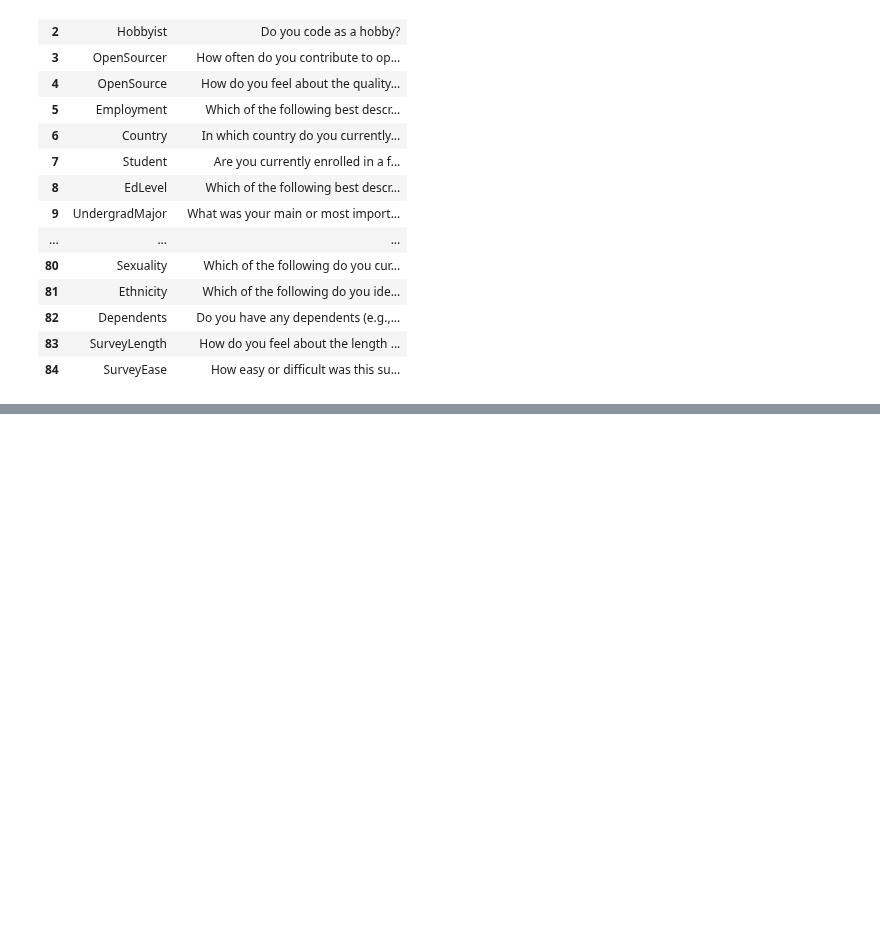
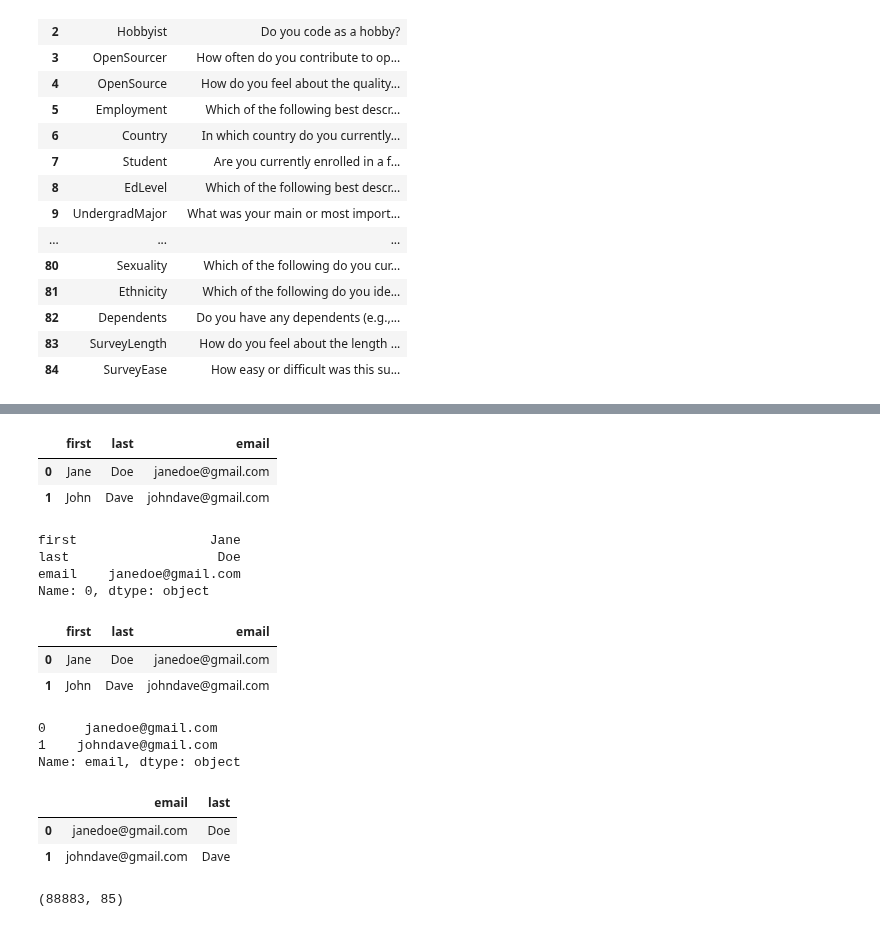
Before and after one commit to salma-shaik/pandas-cs-yt, a Jupyter notebook: df_series_basics.ipynb, the cells around one changed output, grey strips where cells are left out. Drawn from its saved outputs; the diff is of its cells as text; code cells hidden in the pictures; blank space fills up the shorter version.

```diff
--- a/df_series_basics.ipynb
+++ b/df_series_basics.ipynb
@@ -37,0 +124,36 @@ schema_df
+# %%
+## use indexes. Here default index is 0 based. So this 0 based indices are labels for loc
+df1
+# %% [output]
+|  | first | last | email |
+| 0 | Jane | Doe | janedoe@gmail.com |
+| 1 | John | Dave | johndave@gmail.com |
+# %%
+df1.loc[0]
+# %% [output]
+first                 Jane
+last                   Doe
+email    janedoe@gmail.com
+Name: 0, dtype: object
+# %%
+df1.loc[[0,1]]
+# %% [output]
+|  | first | last | email |
+| 0 | Jane | Doe | janedoe@gmail.com |
+| 1 | John | Dave | johndave@gmail.com |
+# %%
+df1.loc[[0, 1], 'email']
+# %% [output]
+0     janedoe@gmail.com
+1    johndave@gmail.com
+Name: email, dtype: object
+# %%
+df1.loc[[0,1 ], ['email', 'last']]
+# %% [output]
+|  | email | last |
+| 0 | janedoe@gmail.com | Doe |
+| 1 | johndave@gmail.com | Dave |
+# %%
+df.shape
+# %% [output]
+(88883, 85)
```
Also changed, not shown: parts of 24 cells of this notebook.
